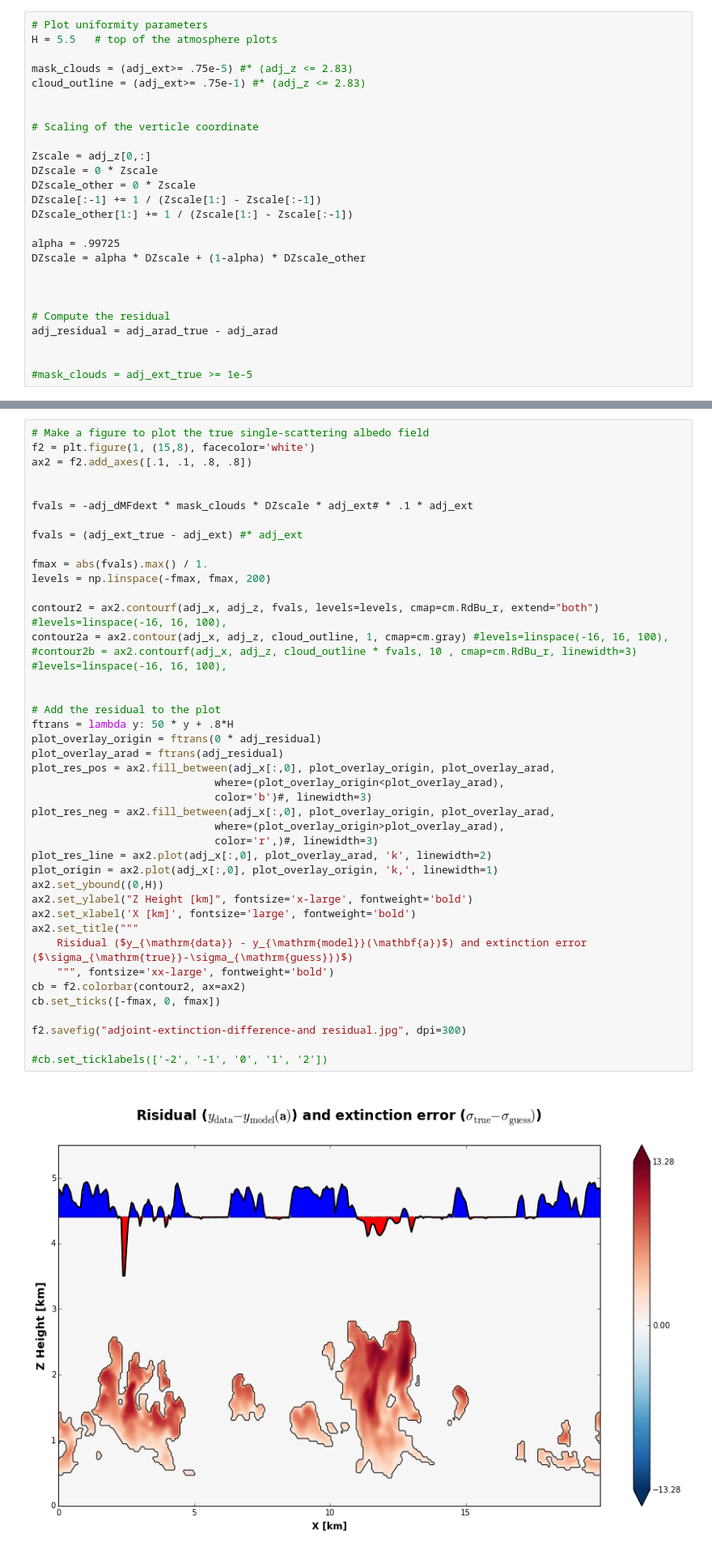
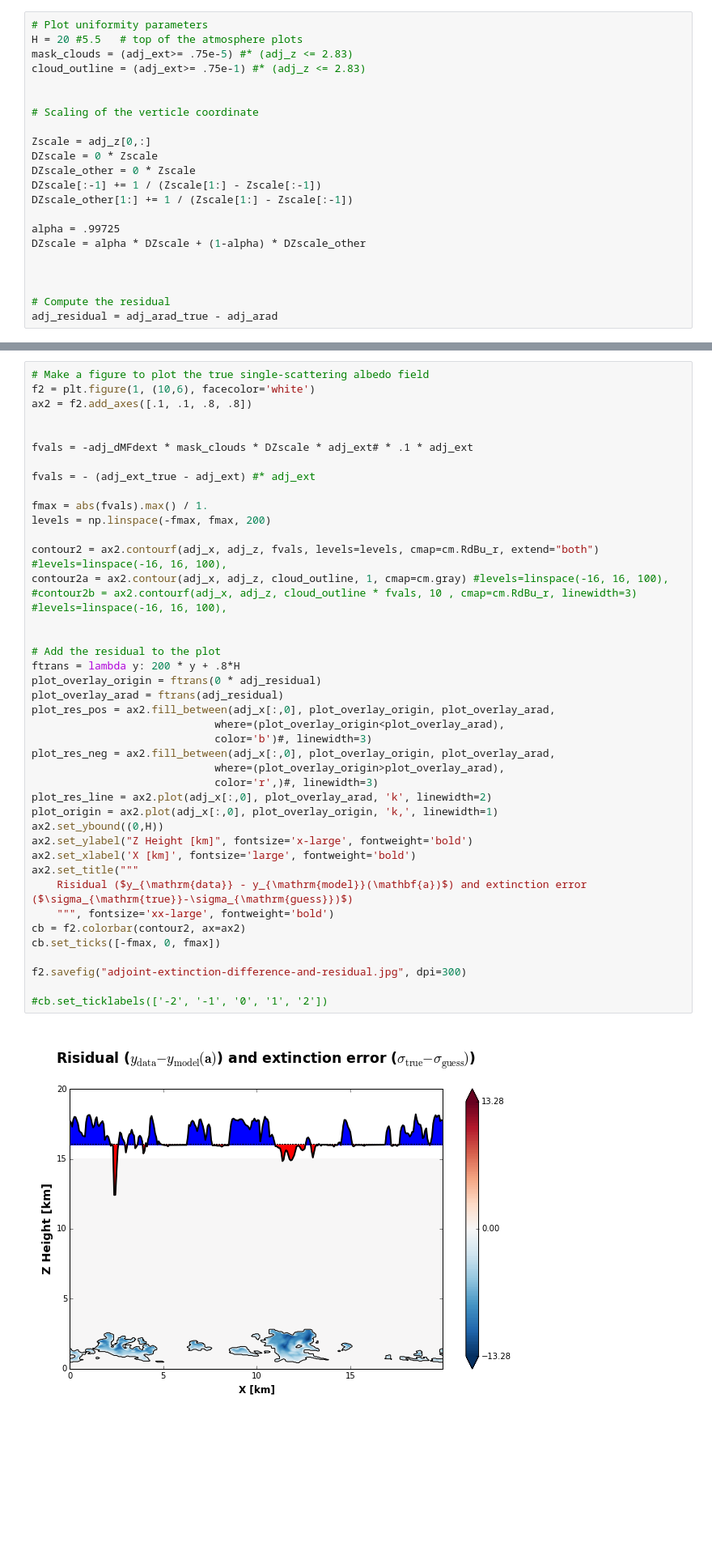
Before and after one commit to wgm2111/wgm-shdom-files-AGU2015, a Jupyter notebook: data-adjoint3/exploring_adjoint.ipynb, the cells around one changed output, grey strips where cells are left out. Shown: that part at 81% size. Cells and saved outputs as stored; diff of their text form; blank space fills up the shorter version.

Commit message:
Cleaned up the exploring adjoint script in data-adjoint3.

```diff
--- a/data-adjoint3/exploring_adjoint.ipynb
+++ b/data-adjoint3/exploring_adjoint.ipynb
@@ -178,7 +165,6 @@ adj_arad_true = np.array(adj_arad_true_frame['RADIANCE'], dtype='f8').reshape(nx
 # %%
 # Plot uniformity parameters
-H = 5.5   # top of the atmosphere plots
-
+H = 20 #5.5   # top of the atmosphere plots
 mask_clouds = (adj_ext>= .75e-5) #* (adj_z <= 2.83)
 cloud_outline = (adj_ext>= .75e-1) #* (adj_z <= 2.83)
 
@@ -198,9 +184,6 @@ DZscale = alpha * DZscale + (1-alpha) * DZscale_other
 
 # Compute the residual
 adj_residual = adj_arad_true - adj_arad
-
-
-#mask_clouds = adj_ext_true >= 1e-5
 # %%
 # Make a figure to plot the true extinction field
 f0 = plt.figure(0, (15,8), facecolor='white')
@@ -284,47 +267,47 @@ f2.savefig("adjoint-derivative-single-scattering.jpg", dpi=300)
 # %%
 # Make a figure to plot the true single-scattering albedo field
-f2 = plt.figure(1, (15,8), facecolor='white')
+f2 = plt.figure(1, (10,6), facecolor='white')
 ax2 = f2.add_axes([.1, .1, .8, .8])
 
 
 fvals = -adj_dMFdext * mask_clouds * DZscale * adj_ext# * .1 * adj_ext
 
-fvals = (adj_ext_true - adj_ext) #* adj_ext
+fvals = - (adj_ext_true - adj_ext) #* adj_ext
 
 fmax = abs(fvals).max() / 1.
 levels = np.linspace(-fmax, fmax, 200)
 
 contour2 = ax2.contourf(adj_x, adj_z, fvals, levels=levels, cmap=cm.RdBu_r, extend="both") #levels=linspace(-16, 16, 100),
 contour2a = ax2.contour(adj_x, adj_z, cloud_outline, 1, cmap=cm.gray) #levels=linspace(-16, 16, 100),
 #contour2b = ax2.contourf(adj_x, adj_z, cloud_outline * fvals, 10 , cmap=cm.RdBu_r, linewidth=3) #levels=linspace(-16, 16, 100),
 
 
 # Add the residual to the plot
-ftrans = lambda y: 50 * y + .8*H
+ftrans = lambda y: 200 * y + .8*H
 plot_overlay_origin = ftrans(0 * adj_residual)
 plot_overlay_arad = ftrans(adj_residual)
 plot_res_pos = ax2.fill_between(adj_x[:,0], plot_overlay_origin, plot_overlay_arad,
                              where=(plot_overlay_origin<plot_overlay_arad),
                              color='b')#, linewidth=3)
 plot_res_neg = ax2.fill_between(adj_x[:,0], plot_overlay_origin, plot_overlay_arad,
                              where=(plot_overlay_origin>plot_overlay_arad),
                              color='r',)#, linewidth=3)
 plot_res_line = ax2.plot(adj_x[:,0], plot_overlay_arad, 'k', linewidth=2)
 plot_origin = ax2.plot(adj_x[:,0], plot_overlay_origin, 'k,', linewidth=1)
 ax2.set_ybound((0,H))
 ax2.set_ylabel("Z Height [km]", fontsize='x-large', fontweight='bold')
 ax2.set_xlabel('X [km]', fontsize='large', fontweight='bold')
 ax2.set_title("""
     Risidual ($y_{\mathrm{data}} - y_{\mathrm{model}}(\mathbf{a})$) and extinction error ($\sigma_{\mathrm{true}}-\sigma_{\mathrm{guess}})$)
     """, fontsize='xx-large', fontweight='bold')
 cb = f2.colorbar(contour2, ax=ax2)
 cb.set_ticks([-fmax, 0, fmax])
 
-f2.savefig("adjoint-extinction-difference-and residual.jpg", dpi=300)
+f2.savefig("adjoint-extinction-difference-and-residual.jpg", dpi=300)
 
 #cb.set_ticklabels(['-2', '-1', '0', '1', '2'])
 # %% [output]
-[figure, old version]
+[figure, new version]
 # %%
 
 plot(Zscale, DZscale)
```
Also changed, not shown: parts of 17 cells of this notebook, 3 other files.
